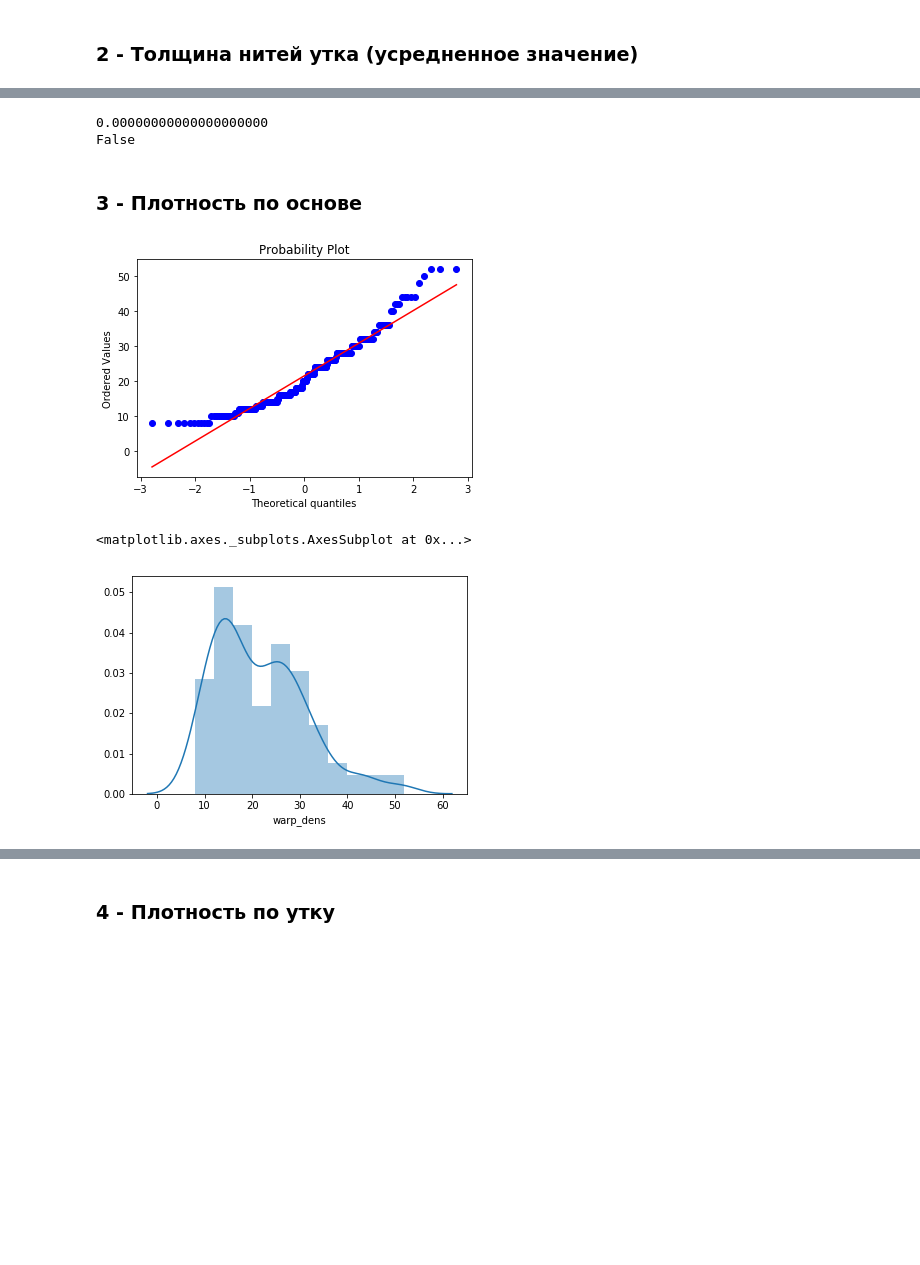
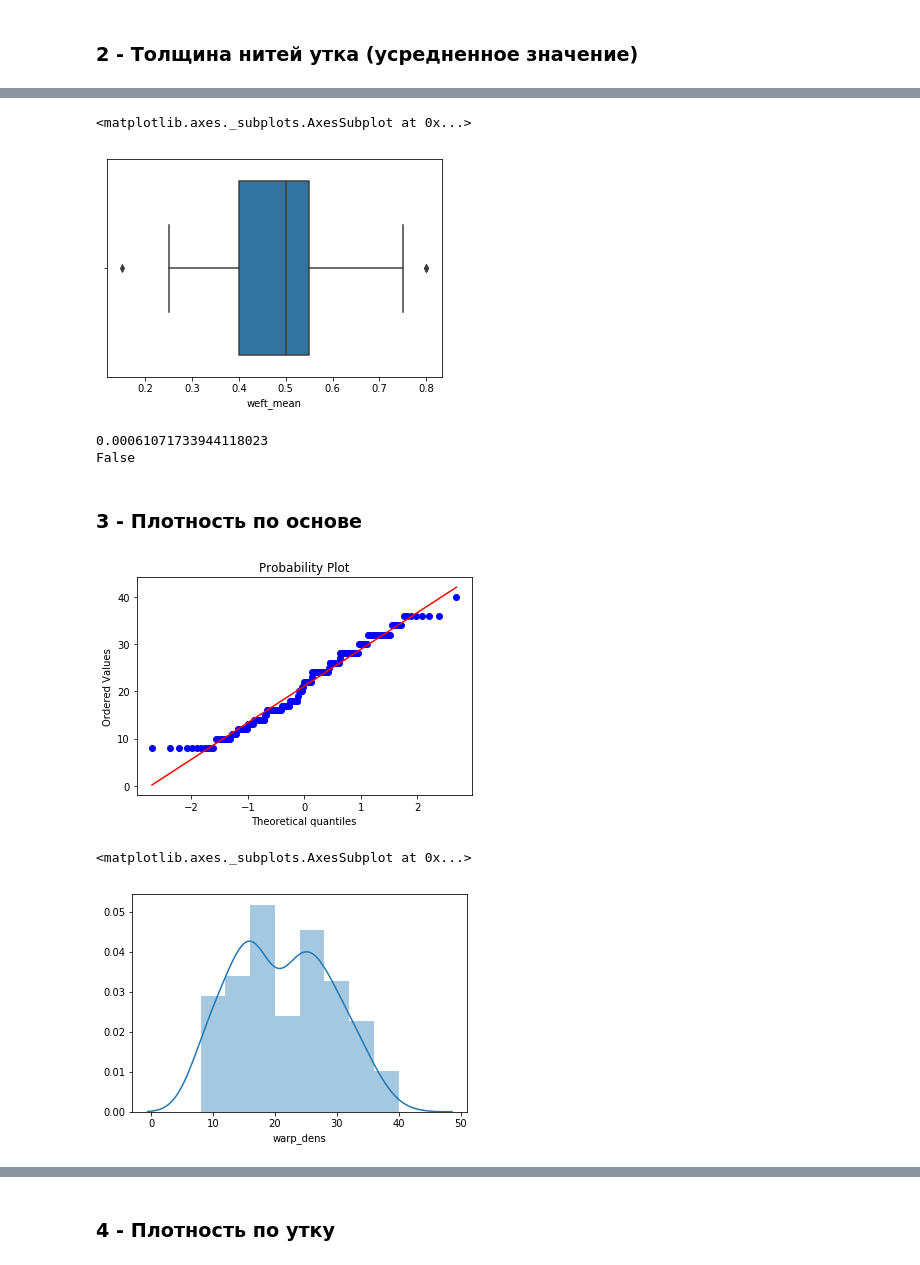
Before and after one commit to streltcov/textile_data, a Jupyter notebook: notebook.ipynb, the cells around one changed output, grey strips where cells are left out. Saved outputs shown, nothing was run; the diff lists cells and outputs as text; code cells hidden in the pictures; blank space fills up the shorter version.

```diff
--- a/notebook.ipynb
+++ b/notebook.ipynb
@@ -157,5 +176,10 @@ seaborn.distplot(dataframe['weft_mean'])
+# %%
+seaborn.boxplot(dataframe_cleared['weft_mean'])
+# %% [output]
+<matplotlib.axes._subplots.AxesSubplot at 0x...>
+[figure, added]
 # %%
-shapiro_weft_mean = stats.shapiro(dataframe['weft_mean'].values)
+shapiro_weft_mean = stats.shapiro(dataframe_cleared['weft_mean'].values)
 shapiro_weft_mean_p_coefficient = shapiro_weft_mean[1]
 print('{:.20f}'.format(shapiro_weft_mean_p_coefficient))
 if shapiro_weft_mean_p_coefficient > 0.05:
@@ -163,15 +187,15 @@ if shapiro_weft_mean_p_coefficient > 0.05:
 else:
     print('False')
 # %% [output]
-0.00000000000000000000
+0.00061071733944118023
 False
 # %% [markdown]
 ### 3 - Плотность по основе
 # %%
-stats.probplot(dataframe.warp_dens, dist="norm", plot=pylab)
+stats.probplot(dataframe_cleared.warp_dens, dist="norm", plot=pylab)
 pylab.show()
-seaborn.distplot(dataframe['warp_dens'])
+seaborn.distplot(dataframe_cleared['warp_dens'])
 # %% [output]
-[figure, old version]
+[figure, new version]
 <matplotlib.axes._subplots.AxesSubplot at 0x...>
-[figure, old version]
+[figure, new version]
```
Also changed, not shown: parts of 12 cells of this notebook, 2 other files.
